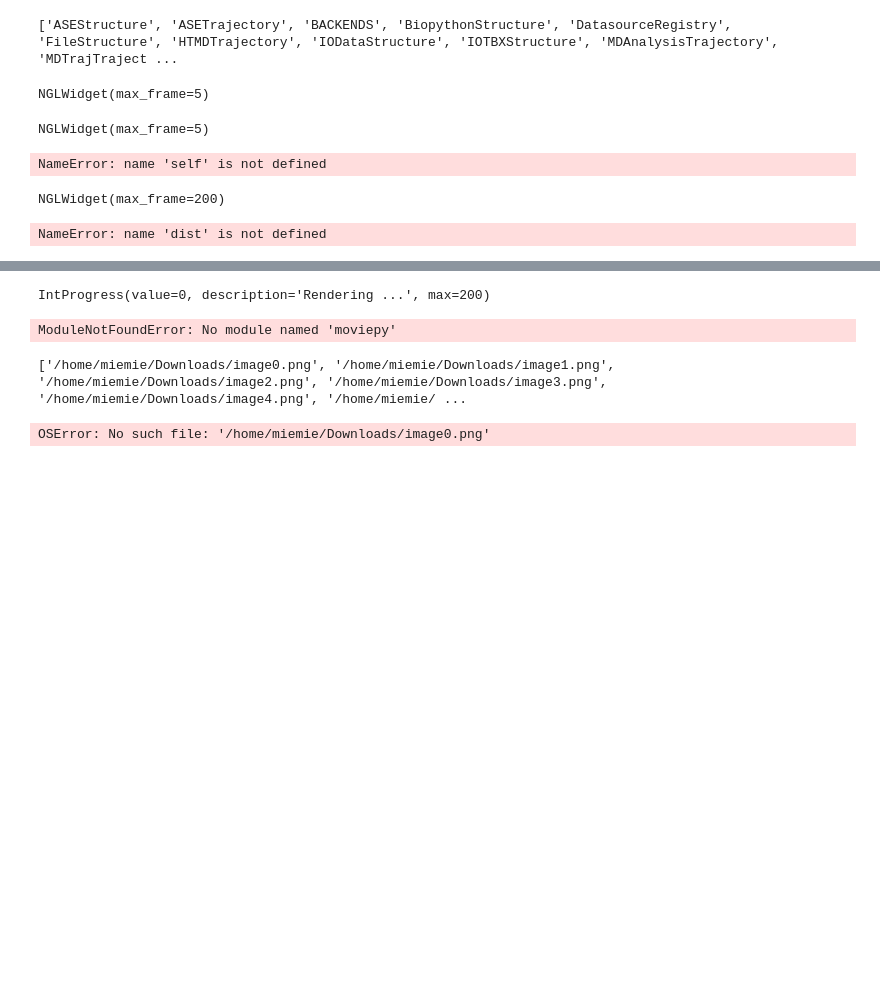
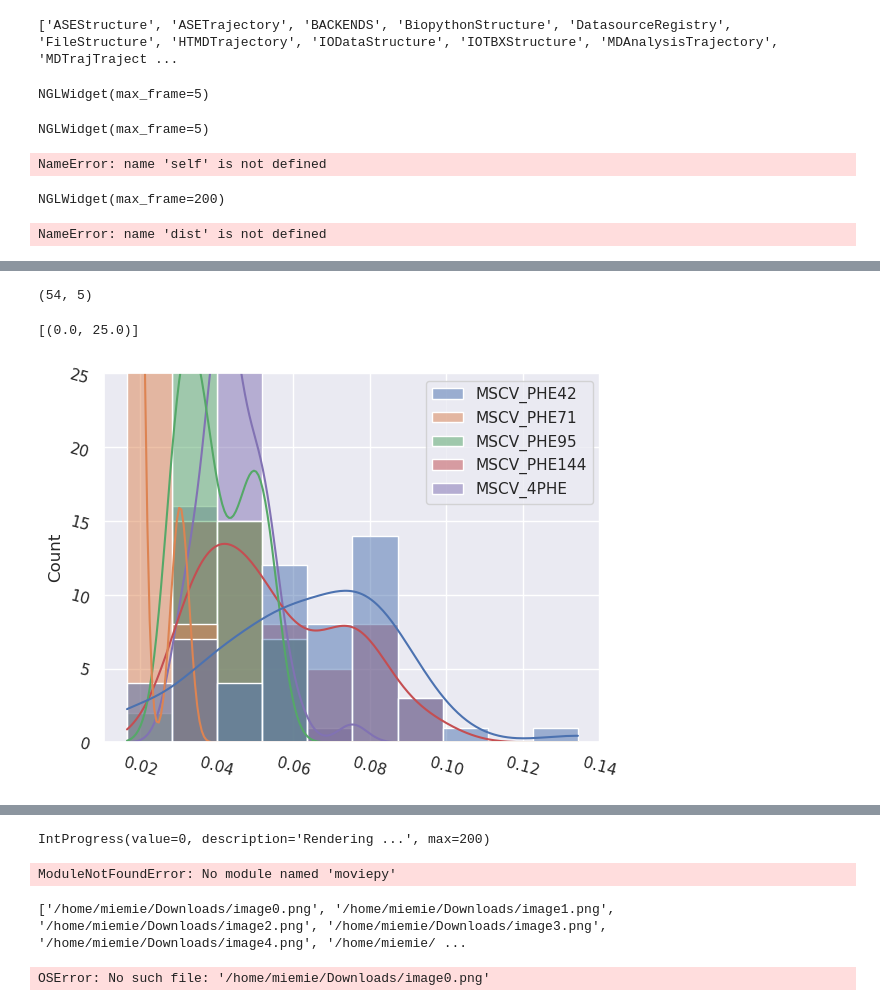
Before and after one commit to miemiemmmm/Nearl, a Jupyter notebook: notebooks/Pairwise_distance.ipynb, the cells around one changed output, grey strips where cells are left out. Saved outputs shown, nothing was run; the diff lists cells and outputs as text; code cells hidden in the pictures; blank space fills up the shorter version.

```diff
--- a/notebooks/Pairwise_distance.ipynb
+++ b/notebooks/Pairwise_distance.ipynb
@@ -100,6 +100,7 @@ class TrajectoryViewer:
       self.viewer[0].add_representation(viewer_dic[rep], selection=mask);
     self.viewer.center(selection = mask);
     self.viewer.stage.set_parameters(backgroundColor="#f9fcfd");
+    self.viewer.stage.set_parameters(backgroundColor="#ffffff");
     return self.viewer
   def add_distance(self, partner1, partner2):
     for i, j in zip(partner1, partner2):
@@ -117,22 +118,27 @@ mask_lig_pair1 = utils.getmask(traj, f"{mask_lig}&!@H=");
 mask_lig_pair2 = utils.getmask(traj, f"{mask_lig}<:6&@CA,C,N,O,CB&!{mask_lig}");
 
 REPR    = {
-  f"{mask_lig}<:15&!:SOL,T3P":"ribbon",
+  f"{mask_lig}<:100&!:SOL,T3P":"ribbon",
   f"{mask_lig}<:5&!:SOL,T3P,WAT":"line",
   f"{mask_lig}":"ball+stick",
 };
 
-# trajid = "C006bfl1sim2"
-# sessid = trajid[4:]
 
-# trajfile = f"/storage006/yzhang/clean_acgui/TMP_FOLDERS/{sessid}/singleMD/{trajid}/{trajid}_TRJ.nc";
-# topfile  = f"/storage006/yzhang/clean_acgui/TMP_FOLDERS/{sessid}/singleMD/{trajid}/{trajid}_PDB.pdb";
+########################
+trajid = "C008bfl1sim5"
+sessid = trajid[4:]
+trajfile = f"/storage006/yzhang/clean_acgui/TMP_FOLDERS/{sessid}/singleMD/{trajid}/{trajid}_ATJ.nc";
+topfile  = f"/storage006/yzhang/clean_acgui/TMP_FOLDERS/{sessid}/singleMD/{trajid}/{trajid}_PDB.pdb";
+traj = pt.load(trajfile, top=topfile, stride=STRIDE);
+traj.top.set_reference(traj[0]);
 
-# traj = pt.load(trajfile, top=topfile, stride=STRIDE);
-# traj.top.set_reference(traj[0]);
+mask_lig = utils.getmask(traj, ":LIG&!@CA,CB,C,N,O");
 
-# traj.superpose(":LIG<:5&@CA");
+traj.superpose(":LIG<:5&@CA");
 # traj.center(":LIG<:5&@CA");
+########################
+
+
 
 tv = TrajectoryViewer(traj);
 tv.show_complex(REPR);
@@ -312,0 +362,21 @@ C008bfl1sim2: 11 - RMSD: 0.22 | Dist:  3.32 | MSD:  0.232 | MSVC: 0.060 | Mah:
+# %%
+import seaborn as sns; sns.set()
+
+# MSCVlst = pd.DataFrame()
+MSCVlst["MSCV_4PHE"] = finallst[["MSCV"]]
+
+print(MSCVlst.shape)
+# sns.histplot(rmslist)
+# axis = sns.histplot(MSCVlst['MSCV_CE='], kde=True, bins=10)
+dataset = MSCVlst #["MSCV_4850"];
+# print(dataset)
+# axis = sns.histplot(dataset, kde=True, binwidth=dataset.mean()/10)
+axis = sns.histplot(dataset, kde=True, bins=10)
+axis.tick_params(rotation=-15)
+axis.set(ylim=(0, 25))
+# for i in MSCVlst:
+#   print(MSCVlst[i])
+# %% [output]
+(54, 5)
+[(0.0, 25.0)]
+[figure, added]
```
Also changed, not shown: parts of 9 cells of this notebook, 3 other files.
